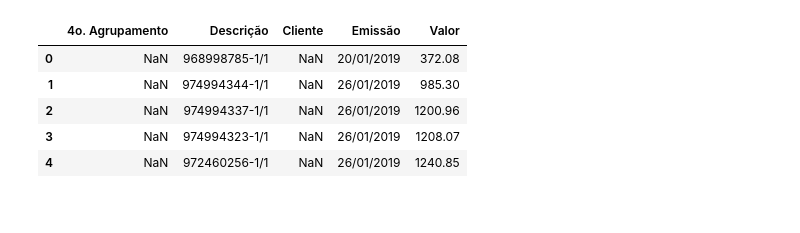
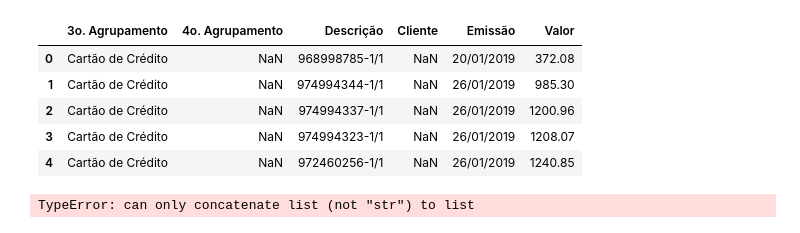
Before and after one commit to Miguellyto/csv---mapadecaixa, a Jupyter notebook: app2 copy.ipynb, the cells around one changed output. Saved outputs shown, nothing was run; the diff lists cells and outputs as text; code cells hidden in the pictures.

```diff
--- a/app2 copy.ipynb
+++ b/app2 copy.ipynb
@@ -12,14 +12,27 @@ import tkinter.messagebox
 from tkinter import filedialog
 # from PIL import ImageTk, Image
 # %%
-mapadecaixa = pd.read_csv(os.getcwd() + "\\Movimentação geral (2).csv", encoding='ANSI', sep=',', header=0, thousands = '.', decimal = ',', dtype = {'Valor':np.float64})
+# mapadecaixa = pd.read_csv(os.getcwd() + "\\Movimentação geral (2).csv", encoding='ANSI', sep=',', header=0, thousands = '.', decimal = ',', dtype = {'Valor':np.float64})
+mapadecaixa = pd.read_csv(os.getcwd() + "\\Movimentação geral com 3ag.csv", encoding='ANSI', sep=',', header=0, thousands = '.', decimal = ',', dtype = {'Valor':np.float64})
 # pd.set_option('display.max_columns', None)
 # mapadecaixa.head(38) # O número indica a quantidade de linha que a ser exibida.
 mapadecaixa.head()
 # %% [output]
-|  | 4o. Agrupamento | Descrição | Cliente | Emissão | Valor |
-| 0 | NaN | 968998785-1/1 | NaN | 20/01/2019 | 372.08 |
-| 1 | NaN | 974994344-1/1 | NaN | 26/01/2019 | 985.30 |
-| 2 | NaN | 974994337-1/1 | NaN | 26/01/2019 | 1200.96 |
-| 3 | NaN | 974994323-1/1 | NaN | 26/01/2019 | 1208.07 |
-| 4 | NaN | 972460256-1/1 | NaN | 26/01/2019 | 1240.85 |
+|  | 3o. Agrupamento | 4o. Agrupamento | Descrição | Cliente | Emissão | Valor |
+| 0 | Cartão de Crédito | NaN | 968998785-1/1 | NaN | 20/01/2019 | 372.08 |
+| 1 | Cartão de Crédito | NaN | 974994344-1/1 | NaN | 26/01/2019 | 985.30 |
+| 2 | Cartão de Crédito | NaN | 974994337-1/1 | NaN | 26/01/2019 | 1200.96 |
+| 3 | Cartão de Crédito | NaN | 974994323-1/1 | NaN | 26/01/2019 | 1208.07 |
+| 4 | Cartão de Crédito | NaN | 972460256-1/1 | NaN | 26/01/2019 | 1240.85 |
+# %%
+# Criando nova coluna
+mapadecaixa['nova_coluna'] = ''
+# Fazendo a iteração:
+for index, row in mapadecaixa.iterrows():
+    if row['3o. Agrupamento'] == 'Cartão de Crédito':
+    # if row['LOCALIDADE'] == row['ds_cidade']:
+        # mapadecaixa.loc[index,'nova_coluna'] =  str(mapadecaixa.loc[index,'Cliente'])
+        # mapadecaixa.loc[index,'nova_coluna'] =  str(mapadecaixa.loc[index,['4o. Agrupamento'], + '-', + ['Cliente']])
+        mapadecaixa.loc[index,'nova_coluna'] =  str(mapadecaixa.loc[index,['4o. Agrupamento'] +'-'+ ['Cliente']])
+# %% [output]
+TypeError: can only concatenate list (not "str") to list
```
Also changed, not shown: parts of 5 cells of this notebook.
